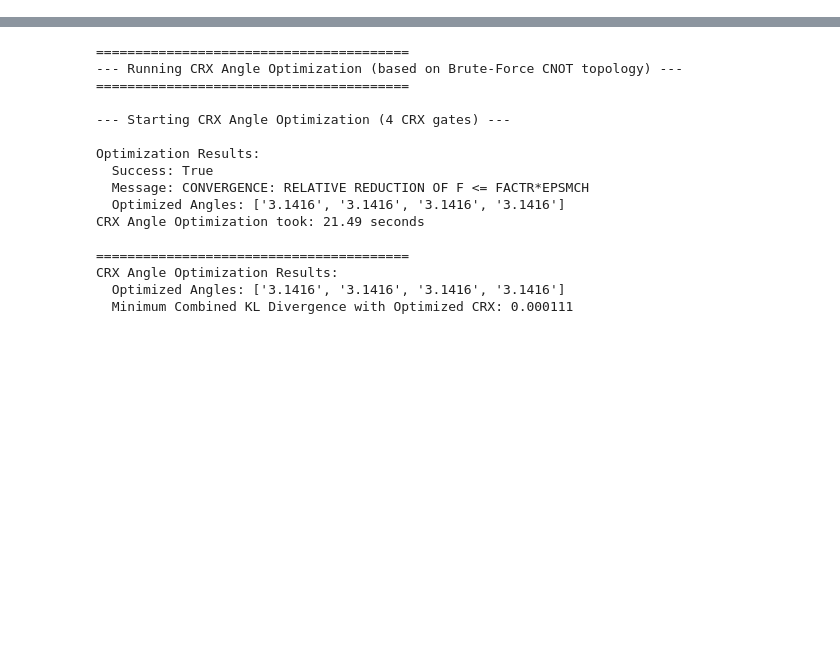
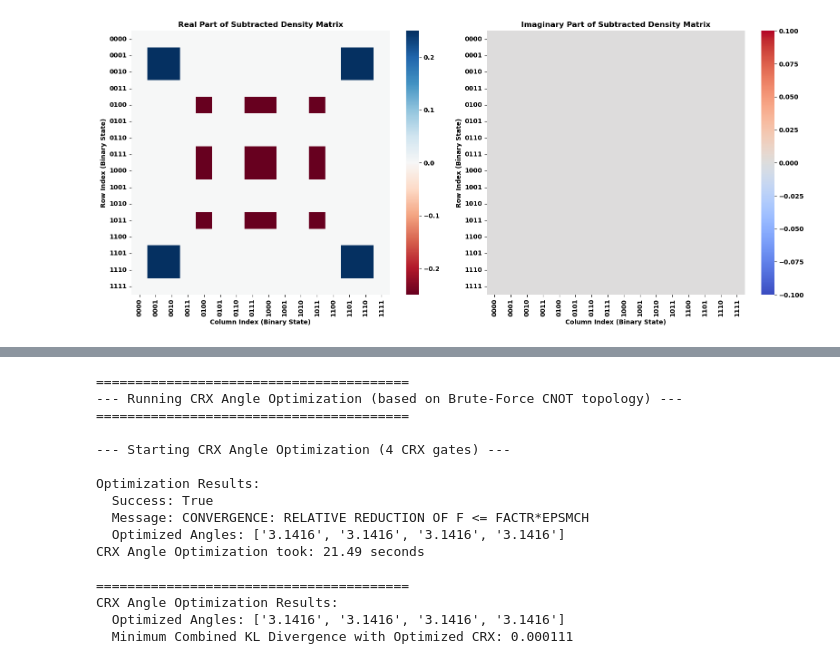
Before and after one commit to cailab-tamu/QuantumXCT, a Jupyter notebook: python/bell_dist_kl.ipynb, the cells around one changed output, grey strips where cells are left out. Cells and saved outputs as stored; diff of their text form; code cells hidden in the pictures; blank space fills up the shorter version.

Commit message:
Difference of density matrix combinatorial states started

```diff
--- a/python/bell_dist_kl.ipynb
+++ b/python/bell_dist_kl.ipynb
@@ -1030,0 +1497,46 @@ state_probs_target2_amplitudes = {'00': 1/np.sqrt(2), '11': 1/np.sqrt(2)}
+# %%
+import seaborn as sns
+from qiskit.quantum_info import Statevector, DensityMatrix
+
+# Build density matrix from sv0
+density_matrix_sv0 = DensityMatrix(sv0)
+# Build density matrix from sv
+density_matrix_sv = DensityMatrix(sv)
+# Subtract the density matrices
+subtracted_density_matrix = density_matrix_sv - density_matrix_sv0
+# Get the data (a NumPy array of complex numbers)
+matrix_to_plot = subtracted_density_matrix.data
+
+# Determine the size of the matrix for labels
+dim = matrix_to_plot.shape[0]
+labels = [bin(i)[2:].zfill(int(np.log2(dim))) for i in range(dim)] # e.g., '0000', '0001', ...
+
+# Optional: Plotting Real and Imaginary parts separately (also without annotations)
+fig, axes = plt.subplots(1, 2, figsize=(16, 7))
+
+sns.heatmap(np.real(matrix_to_plot),
+            annot=False, # Set to False
+            cmap="RdBu",
+            cbar=True,
+            xticklabels=labels,
+            yticklabels=labels,
+            ax=axes[0])
+axes[0].set_title("Real Part of Subtracted Density Matrix")
+axes[0].set_xlabel("Column Index (Binary State)")
+axes[0].set_ylabel("Row Index (Binary State)")
+
+sns.heatmap(np.imag(matrix_to_plot),
+            annot=False, # Set to False
+            cmap="coolwarm",
+            cbar=True,
+            xticklabels=labels,
+            yticklabels=labels,
+            ax=axes[1])
+axes[1].set_title("Imaginary Part of Subtracted Density Matrix")
+axes[1].set_xlabel("Column Index (Binary State)")
+axes[1].set_ylabel("Row Index (Binary State)")
+
+plt.tight_layout()
+plt.show()
+# %% [output]
+[figure, added]
```
Also changed, not shown: parts of 17 cells of this notebook.
